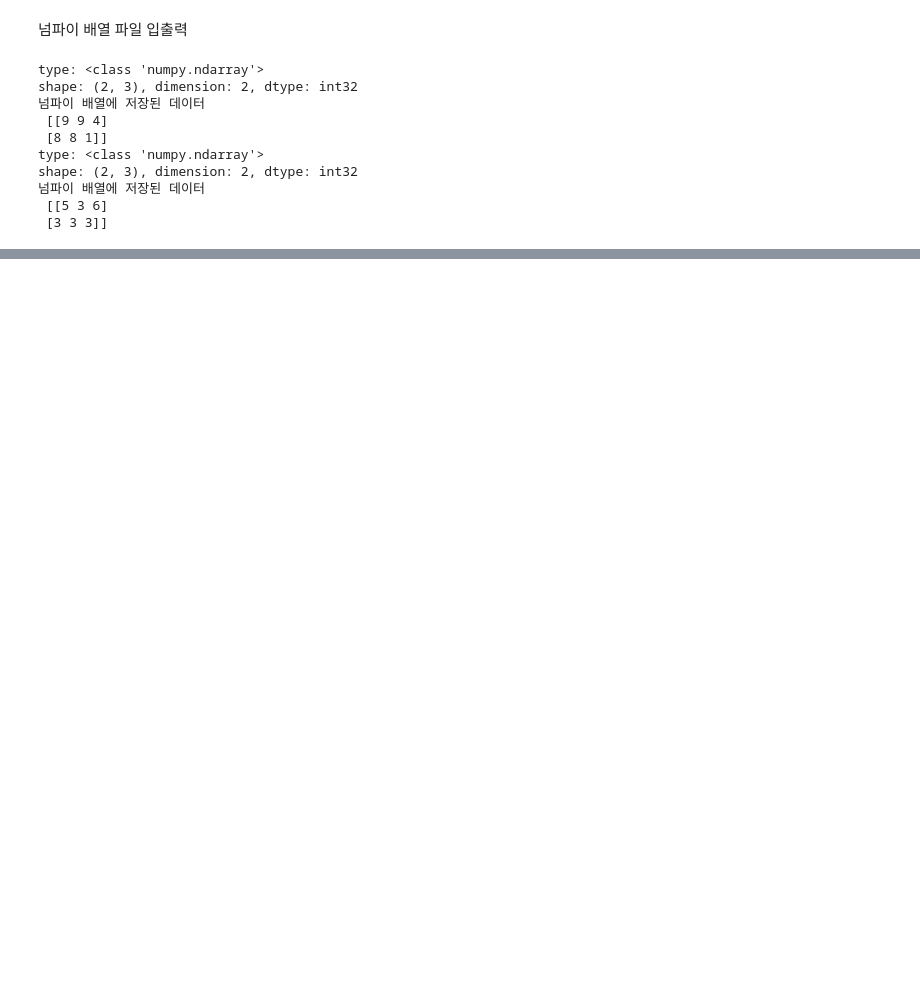
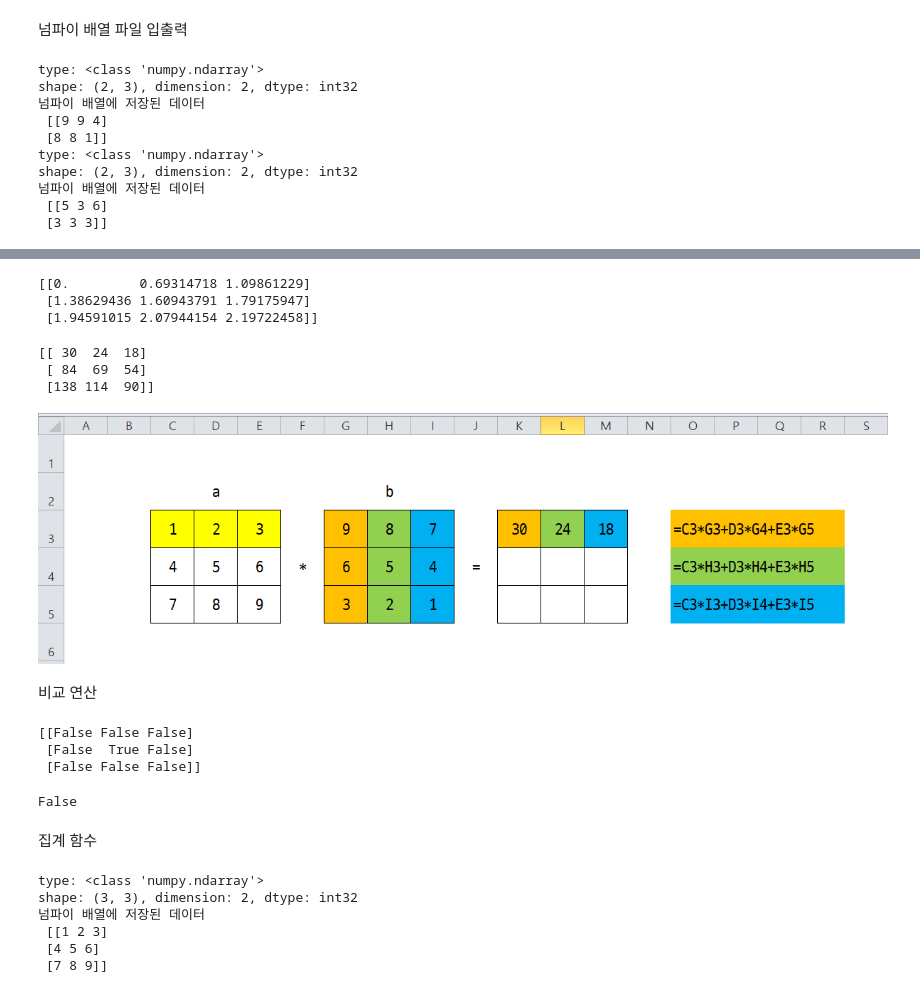
Before and after one commit to Ryujongwoo/kookgi_11gi, a Jupyter notebook: 20211101_092/02_Numpy_2.ipynb, the cells around one changed output, grey strips where cells are left out. Drawn from its saved outputs; the diff is of its cells as text; code cells hidden in the pictures; blank space fills up the shorter version.

Commit message:
국기 92일차 - numpy

```diff
--- a/20211101_092/02_Numpy_2.ipynb
+++ b/20211101_092/02_Numpy_2.ipynb
@@ -45,0 +98,5 @@ np.save('./output/my_array1', a)
+# %%
+a = np.arange(1, 10).reshape(3, 3)
+print(a)
+b = np.arange(9, 0, -1).reshape(3, 3)
+print(b)
@@ -45,0 +183,32 @@ np.save('./output/my_array1', a)
+# %%
+# 로그
+print(np.log(a))
+# %% [output]
+[[0.         0.69314718 1.09861229]
+ [1.38629436 1.60943791 1.79175947]
+ [1.94591015 2.07944154 2.19722458]]
+# %%
+# 행렬의 내적 => 행렬의 곱
+print(np.dot(a, b))
+Image('./numpyImages/matrix.png', width=1000)
+# %% [output]
+[[ 30  24  18]
+ [ 84  69  54]
+ [138 114  90]]
+[figure, added]
+# %% [markdown]
+비교 연산
+# %%
+# 배열 요소별 비교: >, >=, <, <=, ==, !=
+print(a == b)
+# %% [output]
+[[False False False]
+ [False  True False]
+ [False False False]]
+# %%
+# array_equal() 함수를 사용하면 배열 전체를 비교할 수 있다.
+print(np.array_equal(a, b))
+# %% [output]
+False
+# %% [markdown]
+집계 함수
@@ -45,0 +219,10 @@ np.save('./output/my_array1', a)
+# %%
+a = np.arange(1, 10).reshape(3, 3)
+pprint(a)
+# %% [output]
+type: <class 'numpy.ndarray'>
+shape: (3, 3), dimension: 2, dtype: int32
+넘파이 배열에 저장된 데이터
+ [[1 2 3]
+ [4 5 6]
+ [7 8 9]]
```
Also changed, not shown: parts of 52 cells of this notebook, 2 other files.
